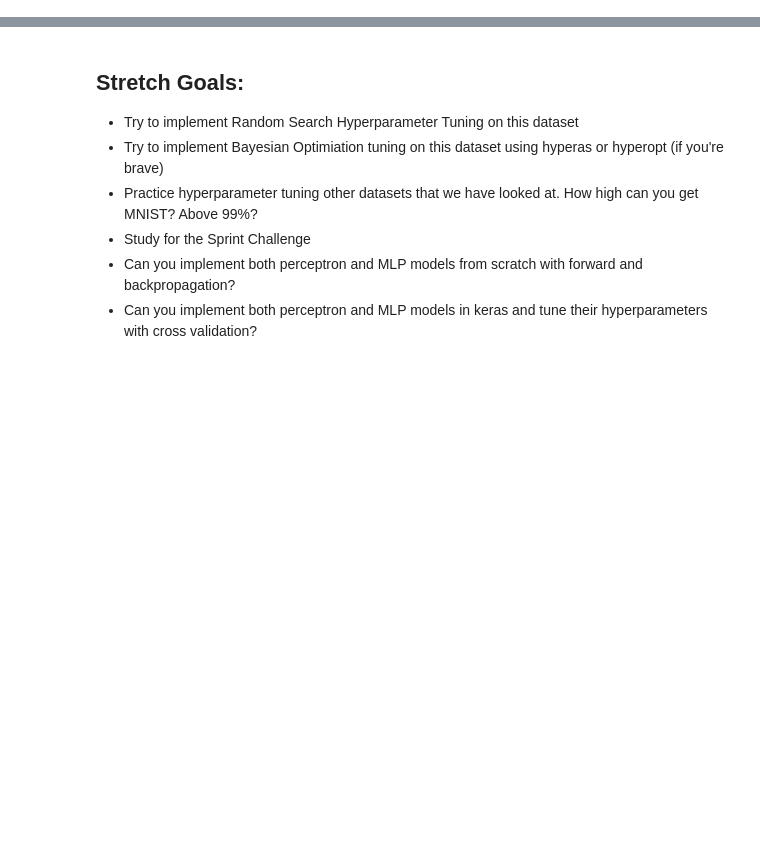
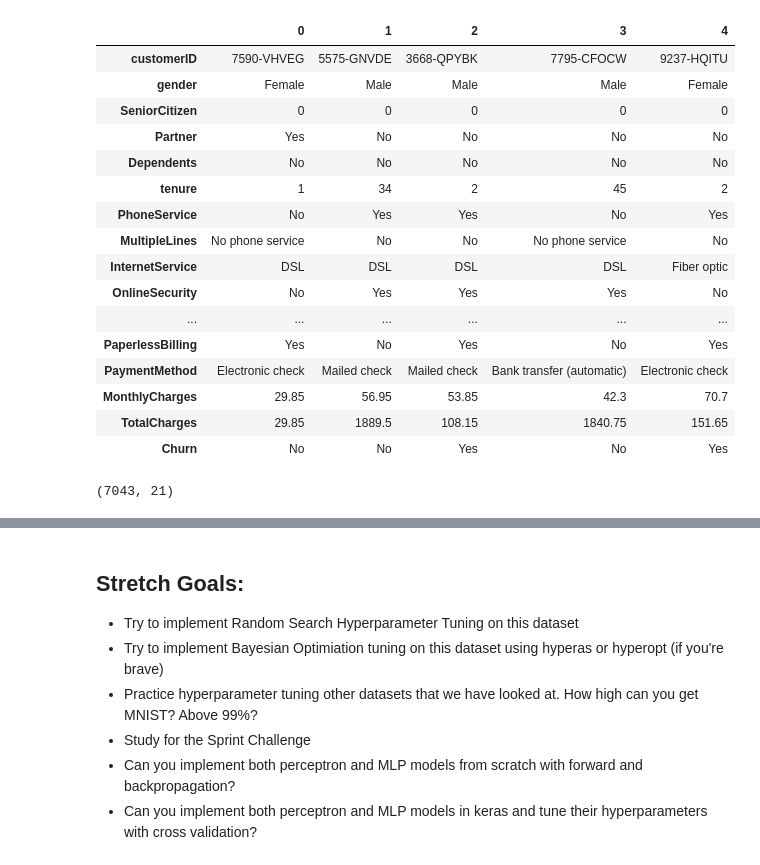
Before and after one commit to bloominstituteoftechnology/DS-Unit-4-Sprint-2-Neural-Networks, a Jupyter notebook: module4-Hyperparameter-Tuning/LS_DS_424_Hyperparameter_Tuning_Assignment.ipynb, the cells around one changed output, grey strips where cells are left out. Cells and saved outputs as stored; diff of their text form; code cells hidden in the pictures; blank space fills up the shorter version.

```diff
--- a/module4-Hyperparameter-Tuning/LS_DS_424_Hyperparameter_Tuning_Assignment.ipynb
+++ b/module4-Hyperparameter-Tuning/LS_DS_424_Hyperparameter_Tuning_Assignment.ipynb
@@ -33,0 +48,32 @@ To hyperparameter tune and extract every ounce of accuracy out of this telecom c
+# %%
+seed = 7
+numpy.random.seed(seed)
+
+path = "data/WA_Fn-UseC_-Telco-Customer-Churn+.csv"
+df = pd.read_csv(path)
+
+df.head().T
+# %% [output]
+|  | 0 | 1 | 2 | 3 | 4 |
+| customerID | 7590-VHVEG | 5575-GNVDE | 3668-QPYBK | 7795-CFOCW | 9237-HQITU |
+| gender | Female | Male | Male | Male | Female |
+| SeniorCitizen | 0 | 0 | 0 | 0 | 0 |
+| Partner | Yes | No | No | No | No |
+| Dependents | No | No | No | No | No |
+| tenure | 1 | 34 | 2 | 45 | 2 |
+| PhoneService | No | Yes | Yes | No | Yes |
+| MultipleLines | No phone service | No | No | No phone service | No |
+| InternetService | DSL | DSL | DSL | DSL | Fiber optic |
+| OnlineSecurity | No | Yes | Yes | Yes | No |
+| ... | ... | ... | ... | ... | ... |
+| PaperlessBilling | Yes | No | Yes | No | Yes |
+| PaymentMethod | Electronic check | Mailed check | Mailed check | Bank transfer (automatic) | Electronic check |
+| MonthlyCharges | 29.85 | 56.95 | 53.85 | 42.3 | 70.7 |
+| TotalCharges | 29.85 | 1889.5 | 108.15 | 1840.75 | 151.65 |
+| Churn | No | No | Yes | No | Yes |
+# %%
+# df.customerID.unique #all values are unique for customerID
+# df.tenure.value_counts()
+df.shape
+# %% [output]
+(7043, 21)
```
Also changed, not shown: parts of 12 cells of this notebook, 1 other file.
